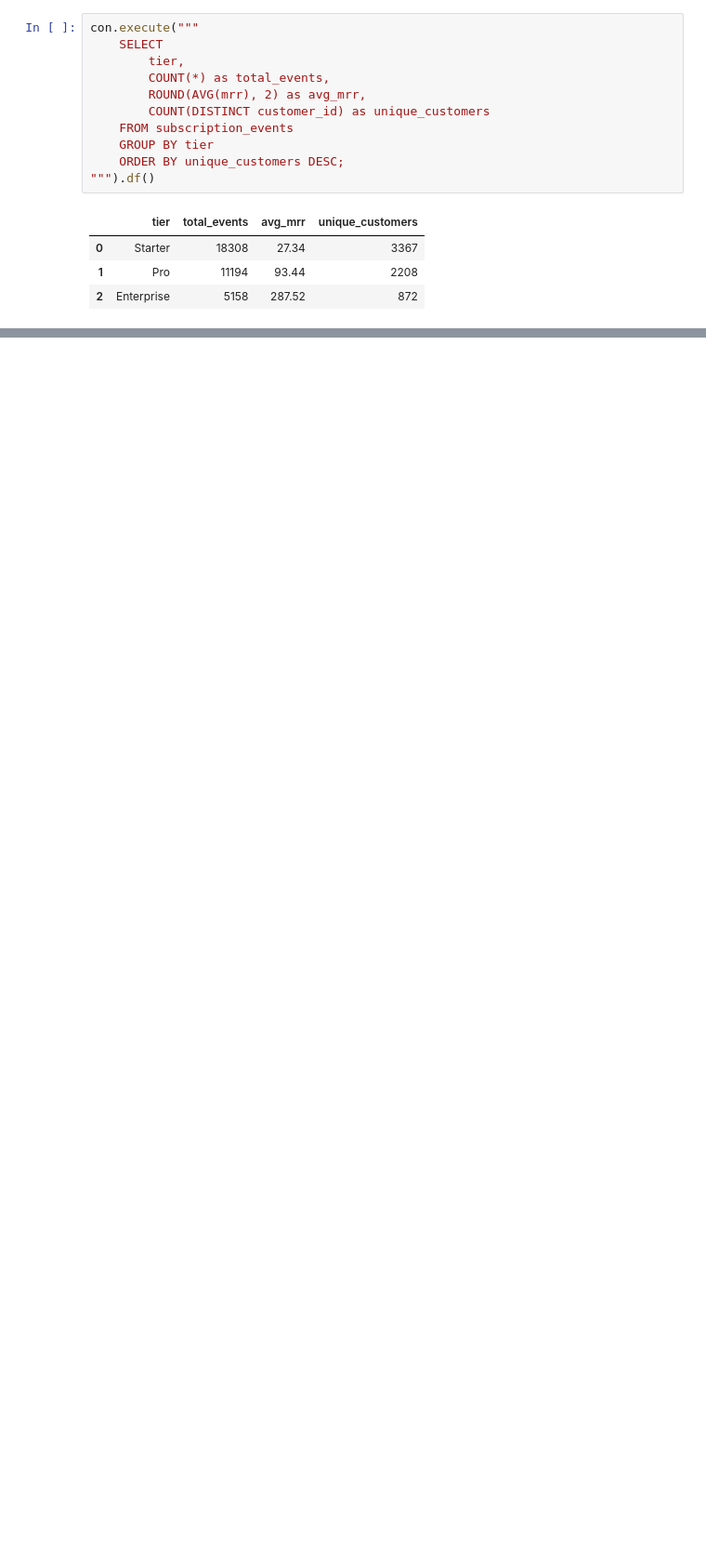
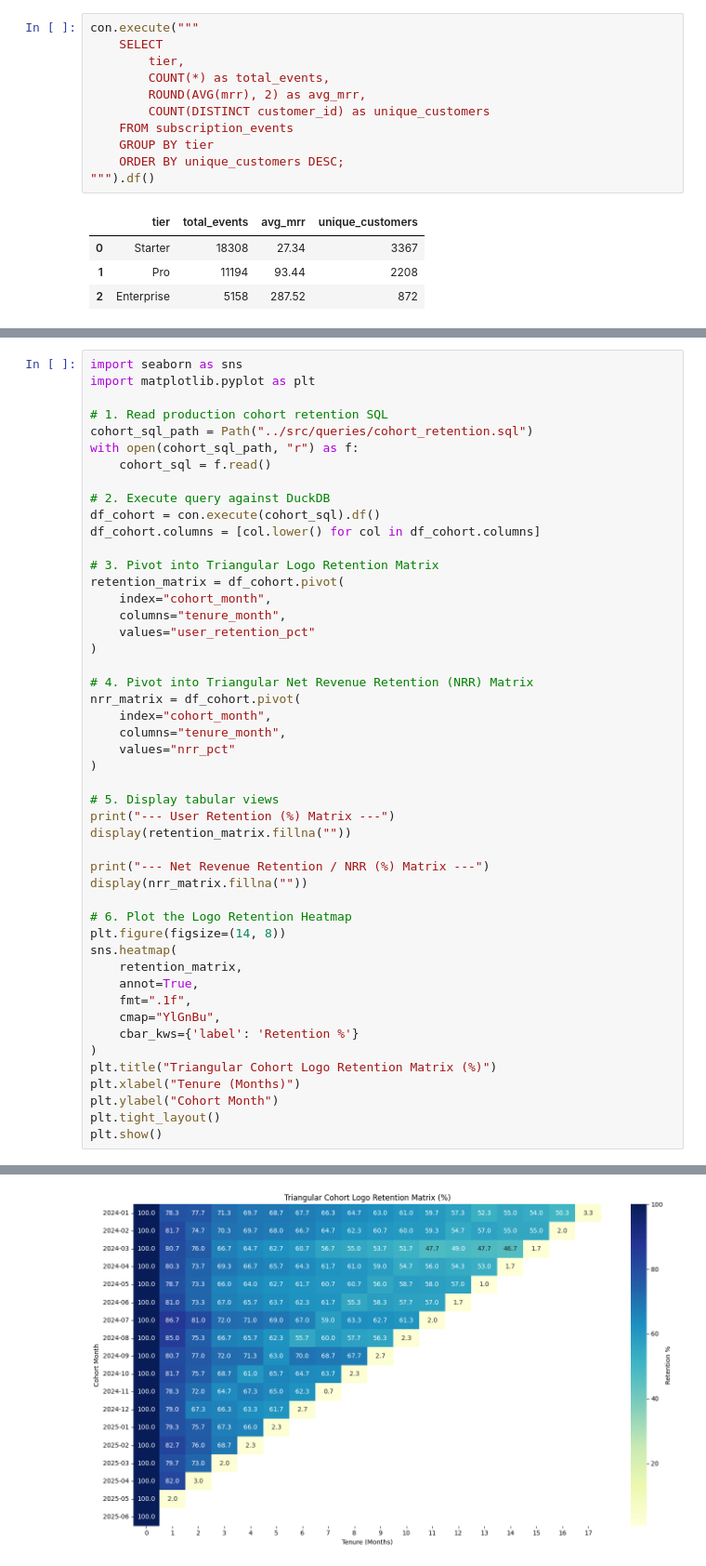
Before and after one commit to NeatCodes0/saas-churn-retention-engine, a Jupyter notebook: notebooks/01_duckdb_eda_and_exploration.ipynb, the cells around one changed output, grey strips where cells are left out. Shown at 93% size. Cells and saved outputs as stored; diff of their text form; blank space fills up the shorter version.

Commit message:
feat: complete step 4 triangular cohort retention engine and master guide

```diff
--- a/notebooks/01_duckdb_eda_and_exploration.ipynb
+++ b/notebooks/01_duckdb_eda_and_exploration.ipynb
@@ -80,0 +150,49 @@ df_waterfall
+# %%
+import seaborn as sns
+import matplotlib.pyplot as plt
+
+# 1. Read production cohort retention SQL
+cohort_sql_path = Path("../src/queries/cohort_retention.sql")
+with open(cohort_sql_path, "r") as f:
+    cohort_sql = f.read()
+
+# 2. Execute query against DuckDB
+df_cohort = con.execute(cohort_sql).df()
+df_cohort.columns = [col.lower() for col in df_cohort.columns]
+
+# 3. Pivot into Triangular Logo Retention Matrix
+retention_matrix = df_cohort.pivot(
+    index="cohort_month",
+    columns="tenure_month",
+    values="user_retention_pct"
+)
+
+# 4. Pivot into Triangular Net Revenue Retention (NRR) Matrix
+nrr_matrix = df_cohort.pivot(
+    index="cohort_month",
+    columns="tenure_month",
+    values="nrr_pct"
+)
+
+# 5. Display tabular views
+print("--- User Retention (%) Matrix ---")
+display(retention_matrix.fillna(""))
+
+print("--- Net Revenue Retention / NRR (%) Matrix ---")
+display(nrr_matrix.fillna(""))
+
+# 6. Plot the Logo Retention Heatmap
+plt.figure(figsize=(14, 8))
+sns.heatmap(
+    retention_matrix,
+    annot=True,
+    fmt=".1f",
+    cmap="YlGnBu",
+    cbar_kws={'label': 'Retention %'}
+)
+plt.title("Triangular Cohort Logo Retention Matrix (%)")
+plt.xlabel("Tenure (Months)")
+plt.ylabel("Cohort Month")
+plt.tight_layout()
+plt.show()
+# %% [output]
@@ -80,0 +237 @@ df_waterfall
+[figure, added]
```
Also changed, not shown: parts of 2 cells of this notebook.
